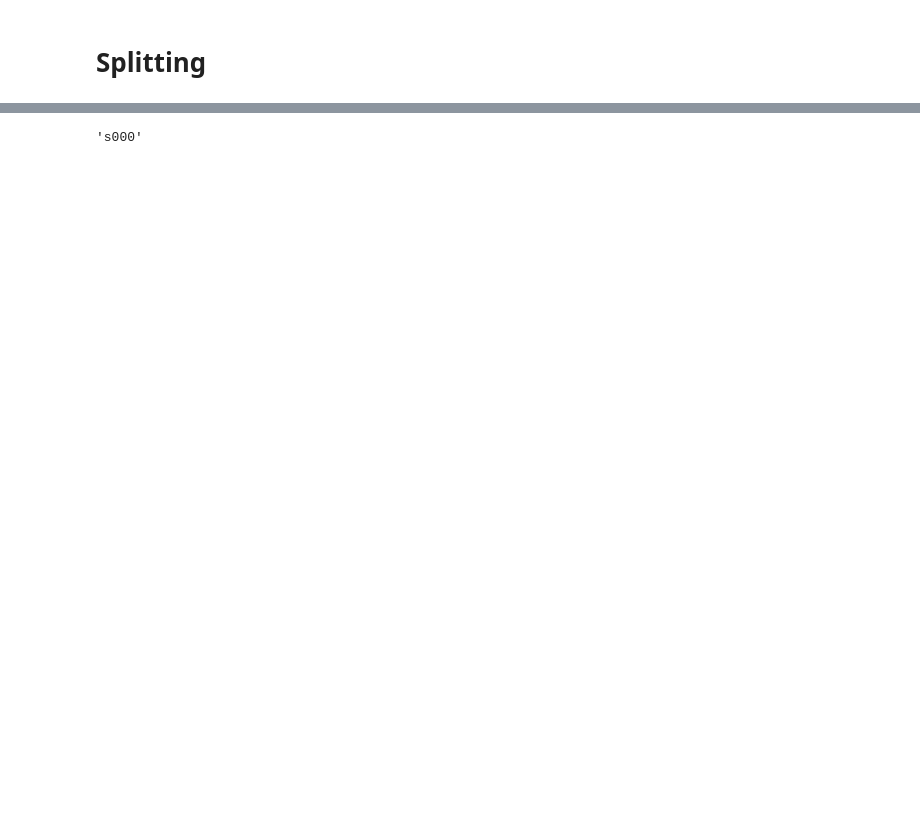
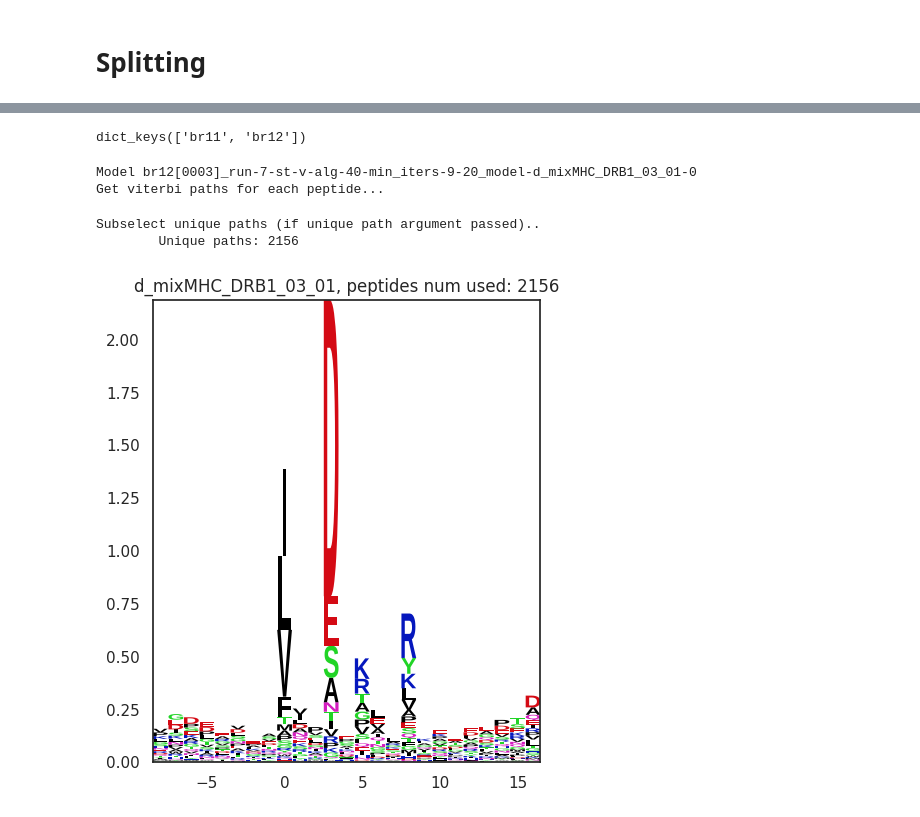
Before and after one commit to denklewer/MHC_predictor, a Jupyter notebook: experiments/core_identification_simple_model_enrichment/003_tr_hmm_batched_enrichment-mixmhc.ipynb, the cells around one changed output, grey strips where cells are left out. Drawn from its saved outputs; the diff is of its cells as text; code cells hidden in the pictures; blank space fills up the shorter version.

```diff
--- a/experiments/core_identification_simple_model_enrichment/003_tr_hmm_batched_enrichment-mixmhc.ipynb
+++ b/experiments/core_identification_simple_model_enrichment/003_tr_hmm_batched_enrichment-mixmhc.ipynb
@@ -197,14 +305,14 @@ For root 50 models passed the info filter out of 50
 # %%
 %%time
 import sys
-orig_std = sys.stdout
+#orig_std = sys.stdout
 with open('out_split.txt', 'w') as f:
-    sys.stdout = f
-    hierarchically_train_splited_models(per_name_models=per_name_models,
+   # sys.stdout = f
+    models, split_pictures = hierarchically_train_splited_models(per_name_models=per_name_models,
                                         train_data=train_data,
                                         test_data=test_data,
                                         additional_data=additional_data,
                                         experiment_params=hmm_params,
-                                        total_layers_to_do=3)
-sys.stdout = orig_std
+                                        total_layers_to_do=1)
+#sys.stdout = orig_std
 # %% [output]
@@ -222,4 +372,0 @@ Wall time: 24min 58s
-# %%
-per_name_models[list(per_name_models.keys())[0]].states[0].name
-# %% [output]
-'s000'
@@ -227,0 +373,20 @@ per_allele_data_df = join_dicts(train_data)
+# %%
+models.keys()
+# %% [output]
+dict_keys(['br11', 'br12'])
+# %%
+allele_data_df = join_dicts(train_data)[PARSED_ALLELES[0]]
+allele_name = PARSED_ALLELES[0].replace('-', '_').replace('*', '_').replace(':', '_')
+
+current_models = models['br12']
+
+info_matrix, _, fig = check_model_alignment(current_models[list(current_models.keys())[3]], allele_data_df, allele_name)
+# filename=f"{allele_name}-split-root-example_of_alignment.svg"
+# path_to_save_pictures = f"{hmm_params.experiment_result_data_path}"
+# save_figure_to_svg(fig, dir=path_to_save_pictures, filename=f"{filename}.svg")
+# %% [output]
+Model br12[0003]_run-7-st-v-alg-40-min_iters-9-20_model-d_mixMHC_DRB1_03_01-0
+Get viterbi paths for each peptide...
+Subselect unique paths (if unique path argument passed)..
+        Unique paths: 2156
+[figure, added]
```
Also changed, not shown: parts of 21 cells of this notebook, 8 other files.
